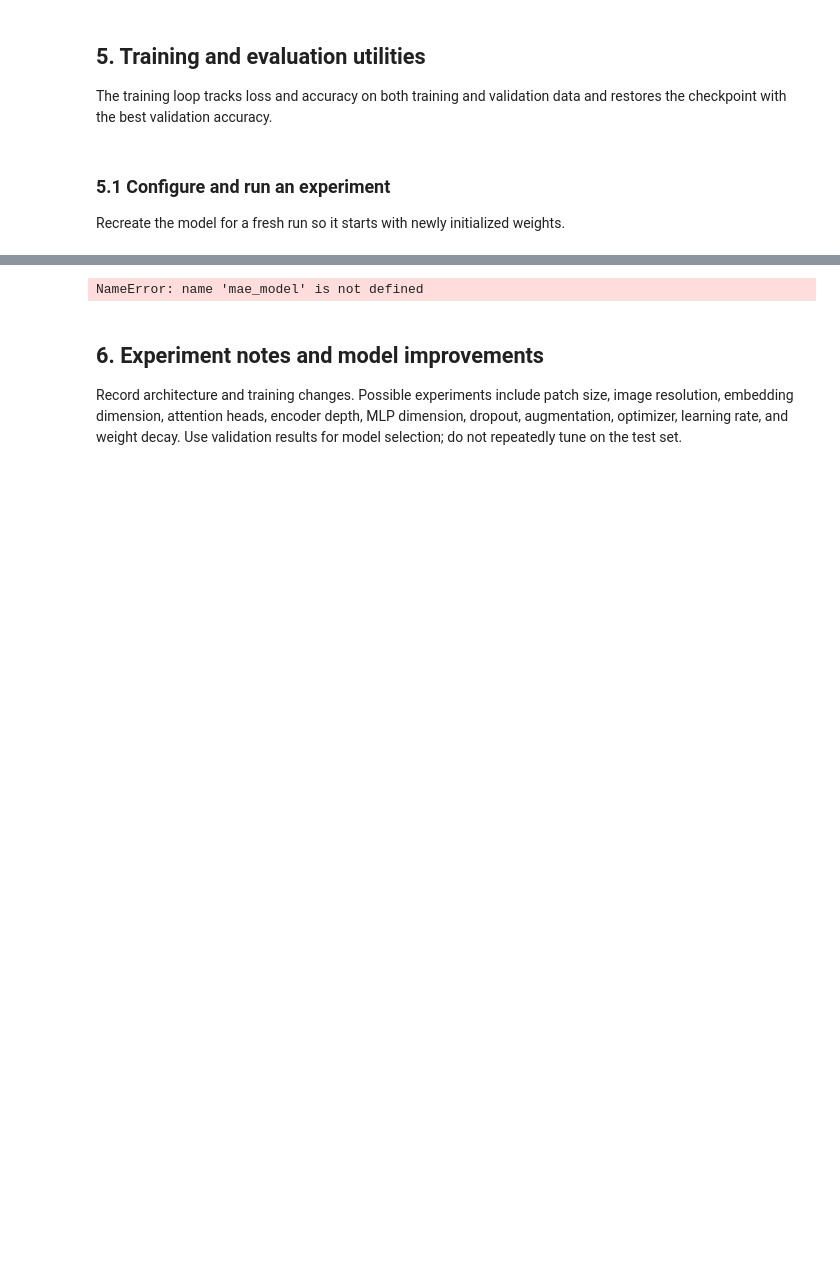
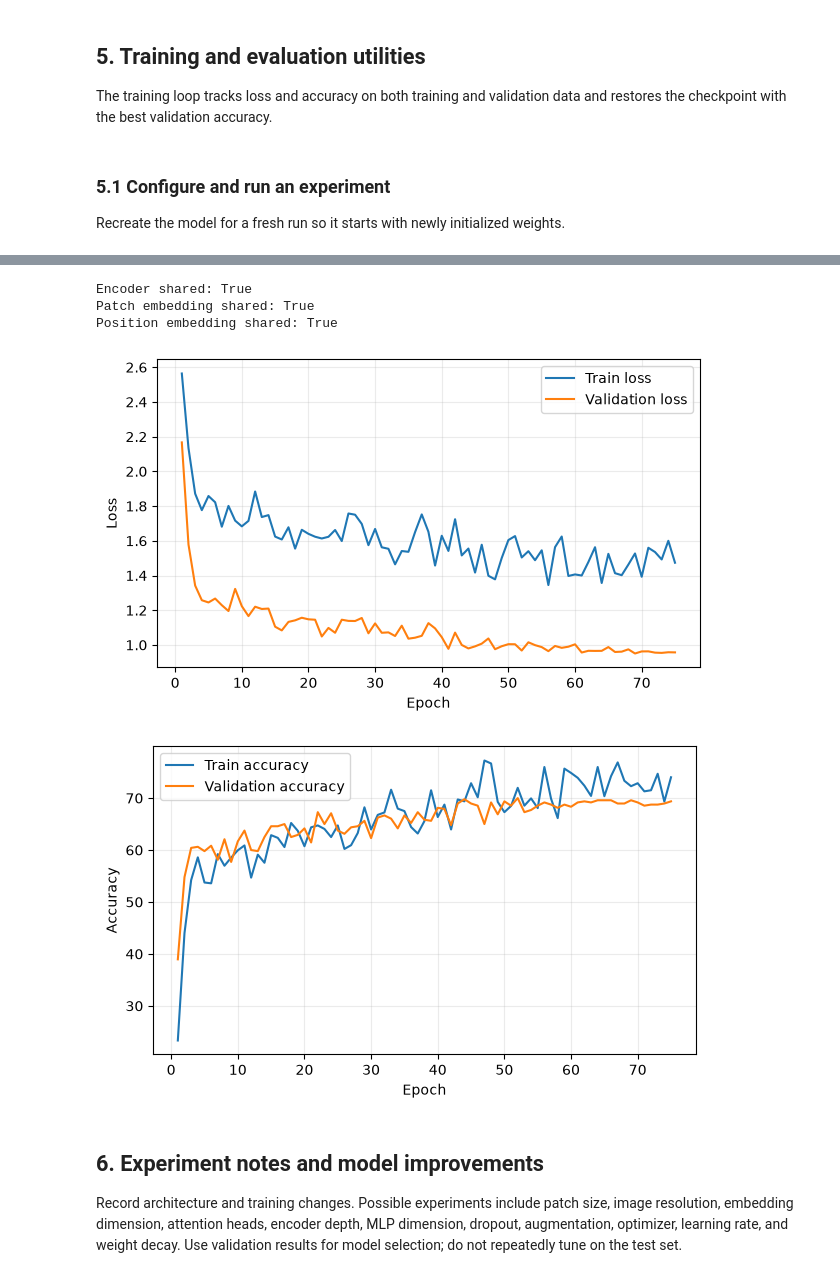
Before and after one commit to Oward2/Transformer, a Jupyter notebook: ITCS_6169_8169_ViT_Experimental_Template.ipynb, the cells around one changed output, grey strips where cells are left out. Saved outputs shown, nothing was run; the diff lists cells and outputs as text; code cells hidden in the pictures; blank space fills up the shorter version.

```diff
--- a/ITCS_6169_8169_ViT_Experimental_Template.ipynb
+++ b/ITCS_6169_8169_ViT_Experimental_Template.ipynb
@@ -870,10 +892,13 @@ def train_classifier(
     optimizer,
     scheduler=None,
     epochs=30,
-    device="cuda"
+    device="cuda",
+    label_smoothing=0.1,      # NEW
+    clip_grad=1.0             # NEW (set to None to disable)
 ):
 
-    criterion = nn.CrossEntropyLoss()
+    train_criterion = nn.CrossEntropyLoss(label_smoothing=label_smoothing)  # CHANGED: accepts soft labels
+    val_criterion = nn.CrossEntropyLoss()                                   # NEW: clean loss for validation
 
     history = {
         "train_loss": [],
@@ -900,22 +925,25 @@ def train_classifier(
             optimizer.zero_grad(set_to_none=True)
 
             outputs = model(images)
-            loss = criterion(outputs, labels)
+            loss = train_criterion(outputs, labels)          # CHANGED
 
             loss.backward()
+            if clip_grad:                                    # NEW
+                torch.nn.utils.clip_grad_norm_(model.parameters(), clip_grad)
             optimizer.step()
 
             train_loss += loss.item() * images.size(0)
 
             predictions = outputs.argmax(dim=1)
+            hard_labels = labels.argmax(dim=1) if labels.ndim == 2 else labels   # NEW
 
-            train_correct += (predictions == labels).sum().item()
-            train_total += labels.size(0)
+            train_correct += (predictions == hard_labels).sum().item()           # CHANGED
+            train_total += hard_labels.size(0)                                   # CHANGED
 
         train_loss /= train_total
         train_accuracy = 100 * train_correct / train_total
 
-        # Validation
+        # Validation (clean images, hard labels: unchanged apart from the criterion name)
         model.eval()
 
         val_loss = 0.0
@@ -930,7 +958,7 @@ def train_classifier(
                 labels = labels.to(device, non_blocking=True)
 
                 outputs = model(images)
-                loss = criterion(outputs, labels)
+                loss = val_criterion(outputs, labels)        # CHANGED
 
                 val_loss += loss.item() * images.size(0)
 
@@ -958,7 +986,7 @@ def train_classifier(
             f"Epoch [{epoch + 1:02d}/{epochs}] | "
             f"Train Loss: {train_loss:.4f} | "
             f"Val Loss: {val_loss:.4f} | "
-            f"Train Acc: {train_accuracy:.2f}% | "
+            f"Train Acc*: {train_accuracy:.2f}% | "
             f"Val Acc: {val_accuracy:.2f}% | "
             f"LR: {current_lr:.6f}"
         )
@@ -1394,7 +1425,7 @@ Model improvement over baseline: 81.69%
 # %%
 import math
 
-EPOCHS      = 90
+EPOCHS      = 75
 WARMUP      = 5          # epochs
 ENCODER_LR  = 1e-4       # pretrained parts: small
 HEAD_LR     = 1e-3       # new head: larger
@@ -1463,21 +1509,20 @@ Epoch [02/90] | Train Loss: 2.7313 | Val Loss: 2.6613 | Train Acc: 8.96% | Val A
 # %%
 # After training:
-classifier = MAEClassifier(
-    mae_model=mae_model,
-    num_classes=num_classes
-).to(device)
-
 print("Encoder shared:",
       classifier.encoder is mae_model.encoder)
 
 print("Patch embedding shared:",
       classifier.patch_embed is mae_model.patch_embed)
 
 print("Position embedding shared:",
       classifier.position_embedding is mae_model.position_embedding)
 plot_training_history(classification_history)
 # %% [output]
-NameError: name 'mae_model' is not defined
+Encoder shared: True
+Patch embedding shared: True
+Position embedding shared: True
+[figure, added]
+[figure, added]
 # %% [markdown]
 ## 6. Experiment notes and model improvements
 
```
Also changed, not shown: parts of 9 cells of this notebook, 1 other file.
